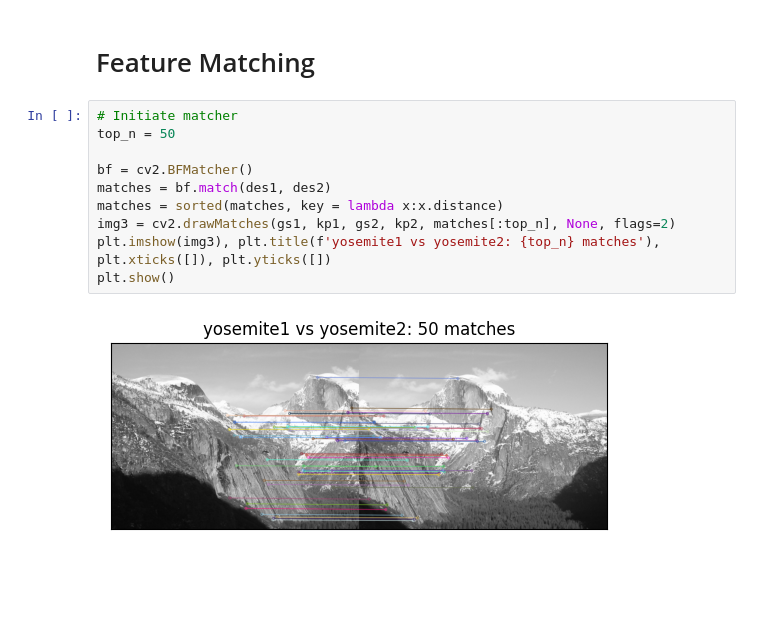
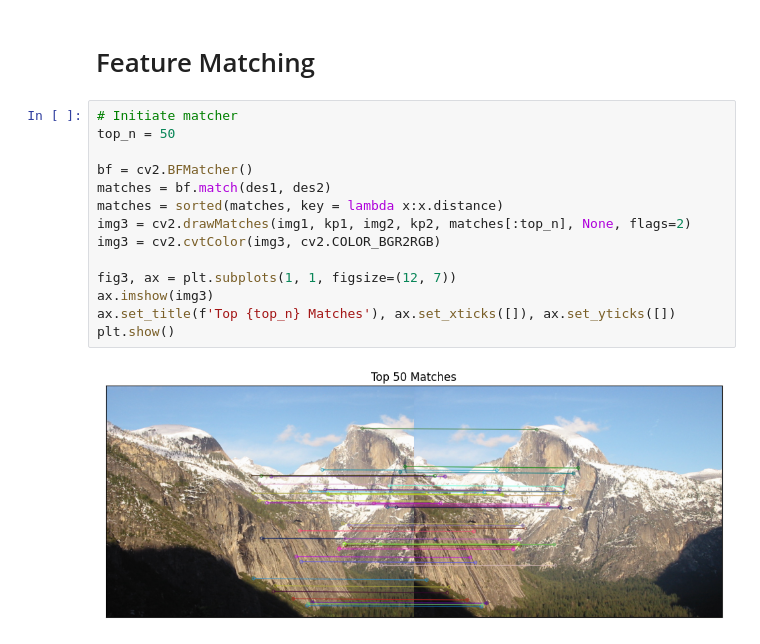
Before and after one commit to mattdo-dev/trivial-panaroma-stitching, a Jupyter notebook: panorama.ipynb, the cells around one changed output. Drawn from its saved outputs; the diff is of its cells as text; blank space fills up the shorter version.

```diff
--- a/panorama.ipynb
+++ b/panorama.ipynb
@@ -42,15 +44,19 @@ plt.show()
 # %%
 # Initiate matcher
 top_n = 50
 
 bf = cv2.BFMatcher()
 matches = bf.match(des1, des2)
 matches = sorted(matches, key = lambda x:x.distance)
-img3 = cv2.drawMatches(gs1, kp1, gs2, kp2, matches[:top_n], None, flags=2)
-plt.imshow(img3), plt.title(f'yosemite1 vs yosemite2: {top_n} matches'), plt.xticks([]), plt.yticks([])
+img3 = cv2.drawMatches(img1, kp1, img2, kp2, matches[:top_n], None, flags=2)
+img3 = cv2.cvtColor(img3, cv2.COLOR_BGR2RGB)
+
+fig3, ax = plt.subplots(1, 1, figsize=(12, 7))
+ax.imshow(img3)
+ax.set_title(f'Top {top_n} Matches'), ax.set_xticks([]), ax.set_yticks([])
 plt.show()
 # %% [output]
-[figure, old version]
+[figure, new version]
 # %%
 # Construct correspondences
 import numpy as np
```
Also changed, not shown: parts of 4 cells of this notebook.
